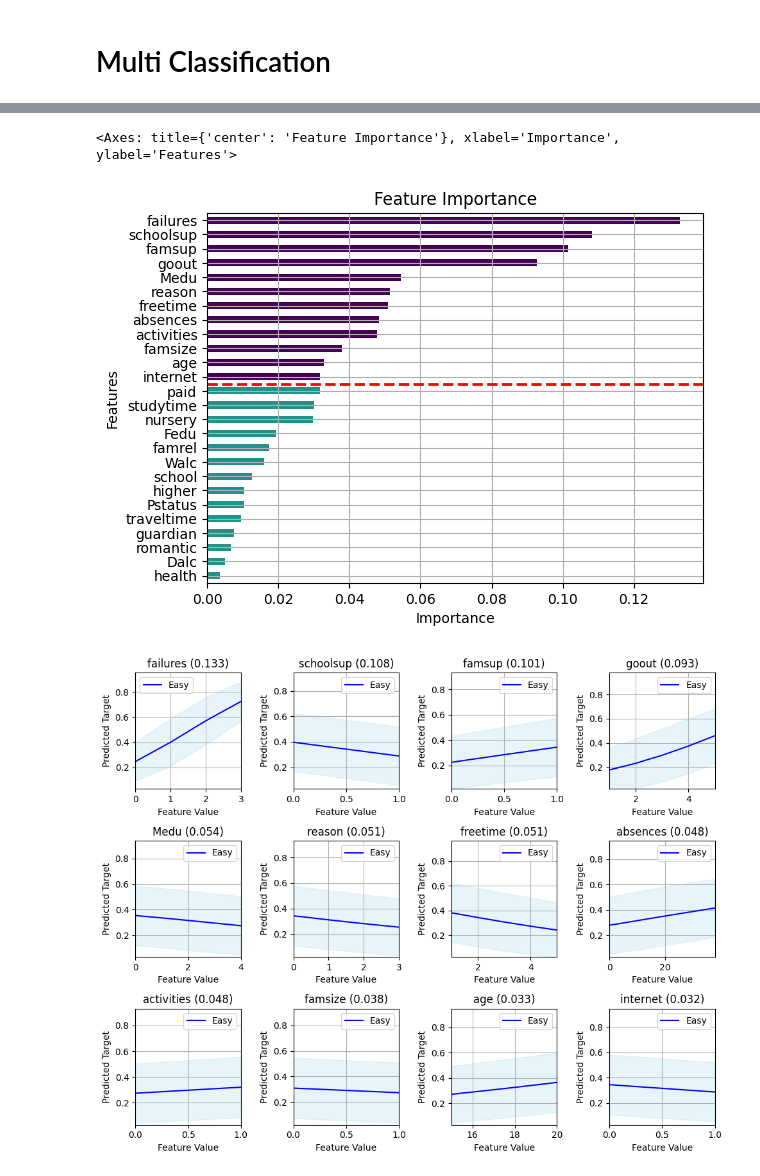
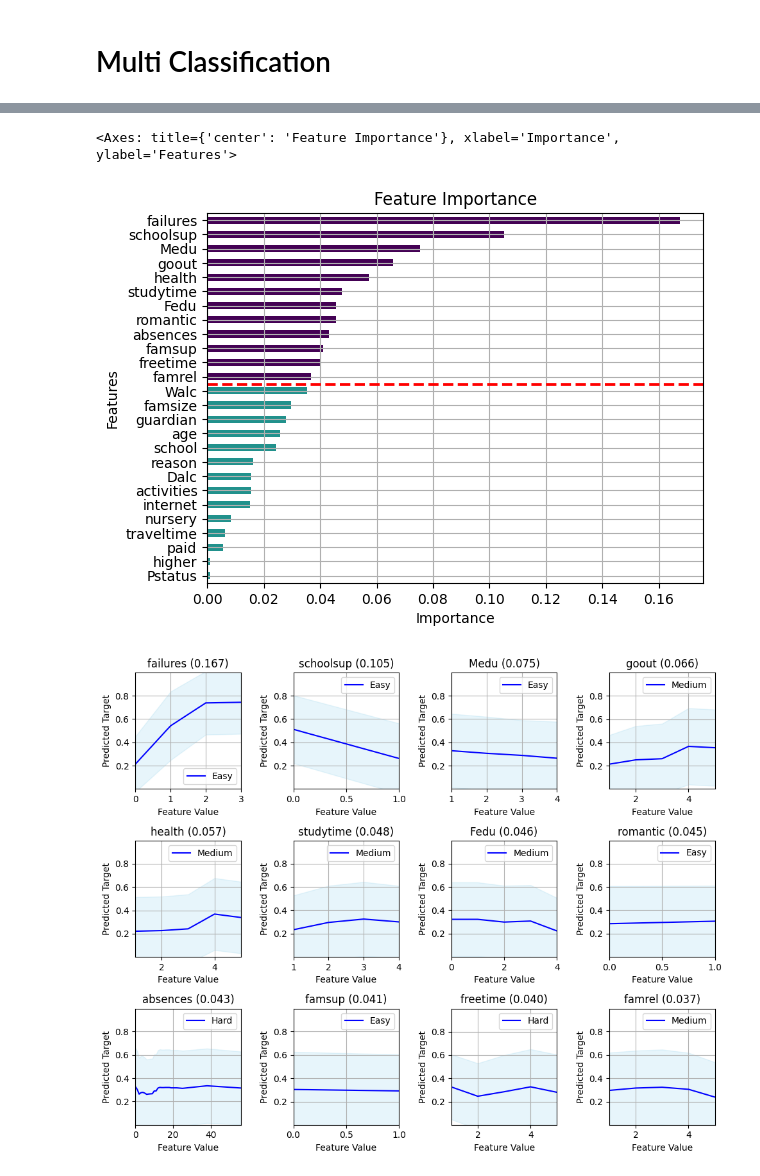
Before and after one commit to holistic-ai/holisticai, a Jupyter notebook: tutorials/explainability/demos/local_shap.ipynb, the cells around one changed output, grey strips where cells are left out. Drawn from its saved outputs; the diff is of its cells as text; code cells hidden in the pictures.

```diff
--- a/tutorials/explainability/demos/local_shap.ipynb
+++ b/tutorials/explainability/demos/local_shap.ipynb
@@ -136,16 +169,17 @@ plot_partial_dependence(partial_dependencies[class_index], ranked_importances)
 # %% [markdown]
 # Multi Classification
 # %%
-from sklearn.linear_model import LogisticRegression
+from sklearn.ensemble import GradientBoostingClassifier
+
 from holisticai.datasets import load_dataset
 from sklearn.metrics import accuracy_score
 
 dataset = load_dataset(dataset_name="student_multiclass")
-dataset = dataset.train_test_split(test_size=0.2, random_state=42)
+dataset = dataset.train_test_split(test_size=200, random_state=42, stratify=dataset['y'])
 train = dataset['train']
 test = dataset['test']
 
-model = LogisticRegression()
+model = GradientBoostingClassifier()
 model.fit(train['X'], train['y'])
 
 accuracy_score(test['y'], model.predict(test['X']))
@@ -158,7 +192,7 @@ from holisticai.utils.inspection import compute_partial_dependence
 
 proxy = MultiClassificationProxy(predict=model.predict, predict_proba=model.predict_proba, classes=model.classes_)
 
-local_importances = compute_shap_feature_importance(X=train['X'], y=train['y'], proxy=proxy, max_samples=200)
+local_importances = compute_shap_feature_importance(X=train['X'], proxy=proxy, max_samples=200)
 local_conditional_importances = local_importances.conditional()
 
 importances = local_importances.to_global()
@@ -189,11 +223,11 @@ from holisticai.explainability.plots import plot_feature_importance
 plot_feature_importance(importances, top_n=30)
 # %% [output]
 <Axes: title={'center': 'Feature Importance'}, xlabel='Importance', ylabel='Features'>
-[figure, old version]
+[figure, new version]
 # %%
 from holisticai.explainability.plots import plot_partial_dependence
 
-class_index = 0 #1
-plot_partial_dependence(partial_dependencies[class_index], ranked_importances, subplots=(3,4), figsize=(10,8))
+class_idx = 0 #1
+plot_partial_dependence(partial_dependencies, ranked_importances, subplots=(3,4), figsize=(10,8), class_idx=class_idx)
 # %% [output]
-[figure, old version]
+[figure, new version]
```
Also changed, not shown: parts of 17 cells of this notebook, 22 other files.
